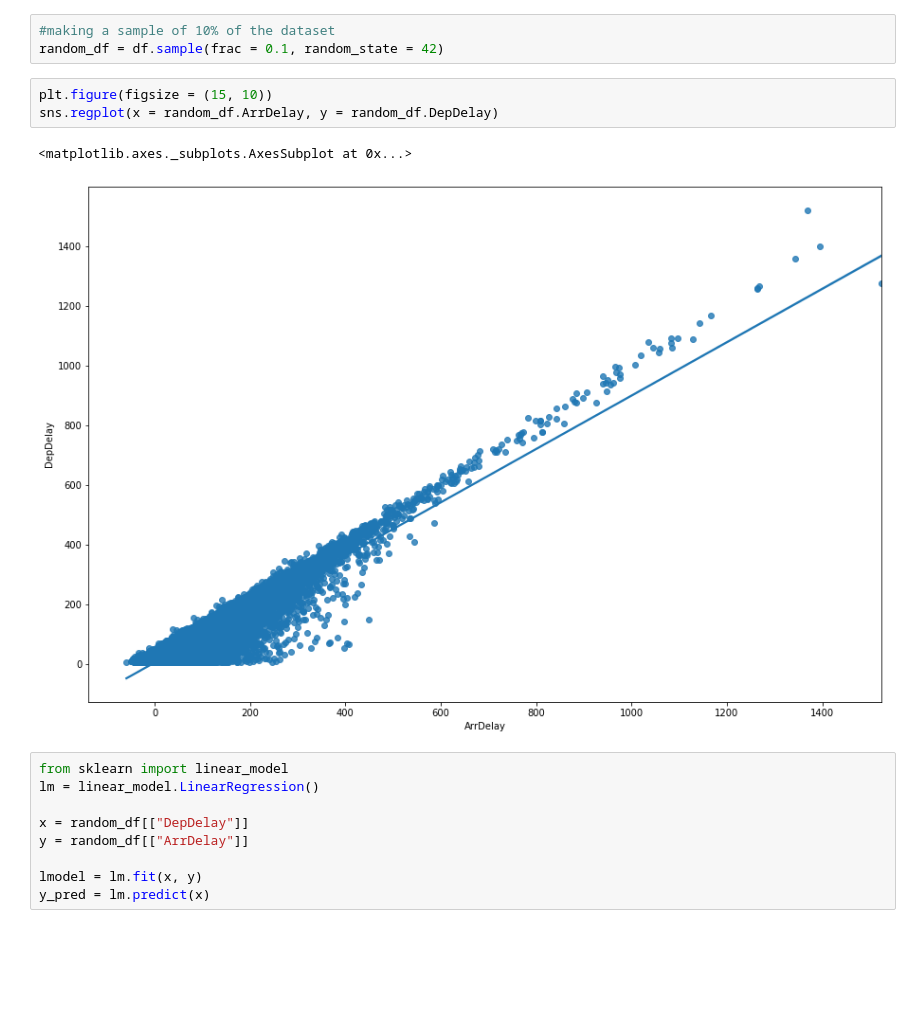
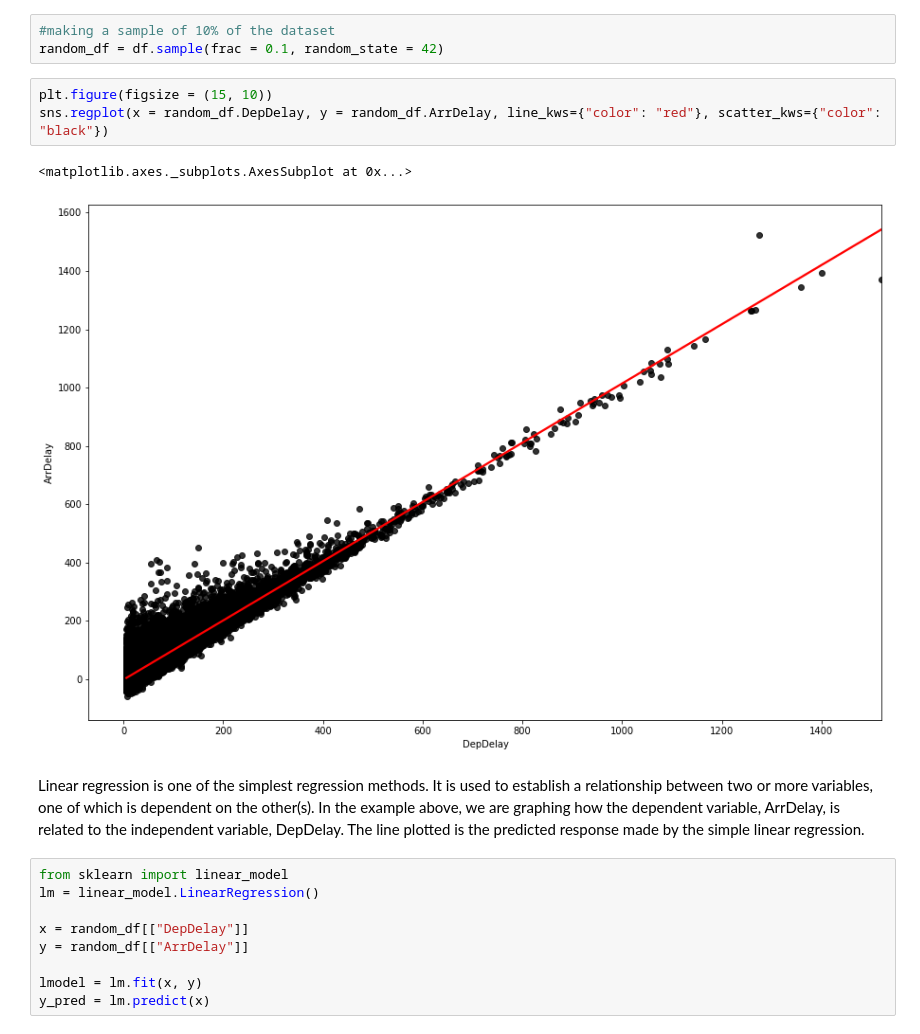
Before and after one commit to mimikyu8/Supervised_Regression, a Jupyter notebook: S09 T02 - Supervised Learning - Regressions.ipynb, the cells around one changed output. Saved outputs shown, nothing was run; the diff lists cells and outputs as text; blank space fills up the shorter version.

```diff
--- a/S09 T02 - Supervised Learning - Regressions.ipynb
+++ b/S09 T02 - Supervised Learning - Regressions.ipynb
@@ -104,10 +104,12 @@ Since we have this correlation coefficient that shows linear correlation between
 random_df = df.sample(frac = 0.1, random_state = 42)
 # %%
 plt.figure(figsize = (15, 10))
-sns.regplot(x = random_df.ArrDelay, y = random_df.DepDelay)
+sns.regplot(x = random_df.DepDelay, y = random_df.ArrDelay, line_kws={"color": "red"}, scatter_kws={"color": "black"})
 # %% [output]
 <matplotlib.axes._subplots.AxesSubplot at 0x...>
-[figure, old version]
+[figure, new version]
+# %% [markdown]
+Linear regression is one of the simplest regression methods. It is used to establish a relationship between two or more variables, one of which is dependent on the other(s). In the example above, we are graphing how the dependent variable, ArrDelay, is related to the independent variable, DepDelay. The line plotted is the predicted response made by the simple linear regression.
 # %%
 from sklearn import linear_model
 lm = linear_model.LinearRegression()
```
Also changed, not shown: parts of 13 cells of this notebook.
